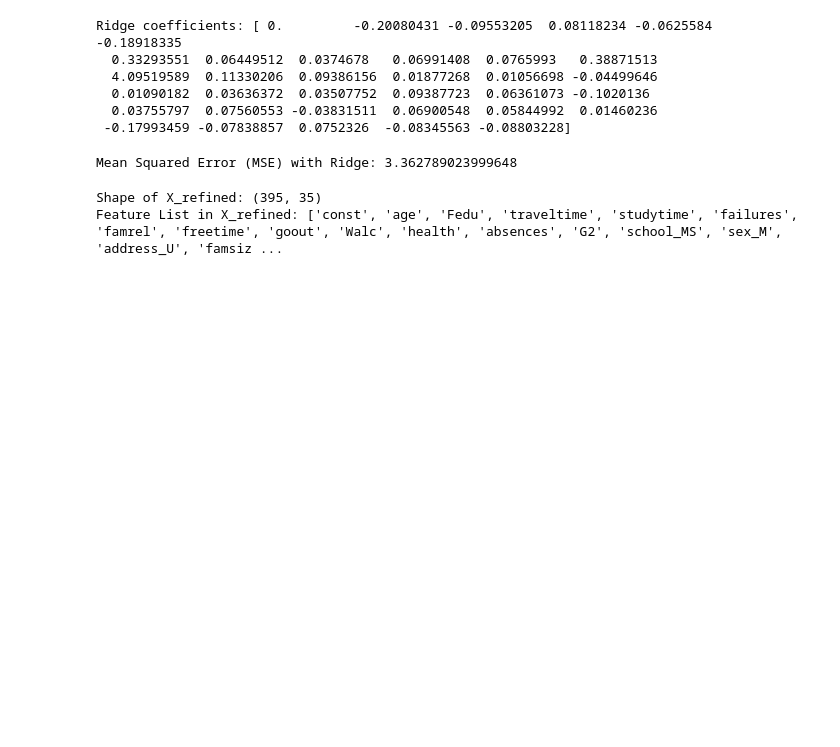
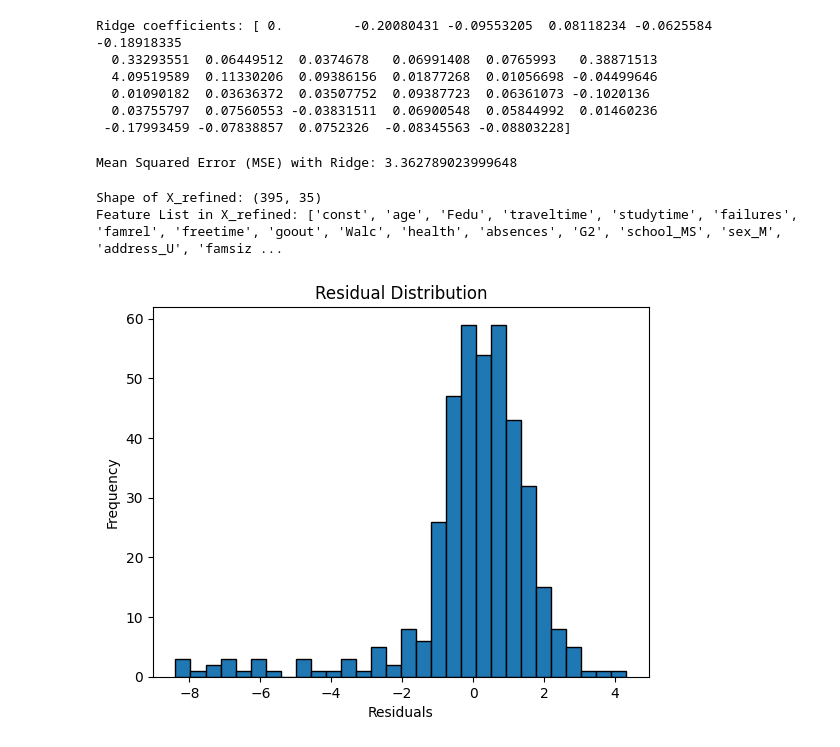
Before and after one commit to jrenoj/finalproj-indeng142, a Jupyter notebook: data/Untitled.ipynb, the cells around one changed output. Cells and saved outputs as stored; diff of their text form; code cells hidden in the pictures; blank space fills up the shorter version.

Commit message:
Finalized linear regression model with adjusted features and transformations

```diff
--- a/data/Untitled.ipynb
+++ b/data/Untitled.ipynb
@@ -249,3 +249,15 @@ print("Feature List in X_refined:", X_refined.columns.tolist())  # Confirm full
 # %% [output]
 Shape of X_refined: (395, 35)
 Feature List in X_refined: ['const', 'age', 'Fedu', 'traveltime', 'studytime', 'failures', 'famrel', 'freetime', 'goout', 'Walc', 'health', 'absences', 'G2', 'school_MS', 'sex_M', 'address_U', 'famsiz ...
+# %%
+import matplotlib.pyplot as plt
+
+residuals = model_refined.resid
+plt.hist(residuals, bins=30, edgecolor='black')
+plt.title("Residual Distribution")
+plt.xlabel("Residuals")
+plt.ylabel("Frequency")
+plt.show()
+#residuals are skewed, transformations (log or sqrt) might improve model accuracy.
+# %% [output]
+[figure, added]
```
Also changed, not shown: parts of 7 cells of this notebook.
